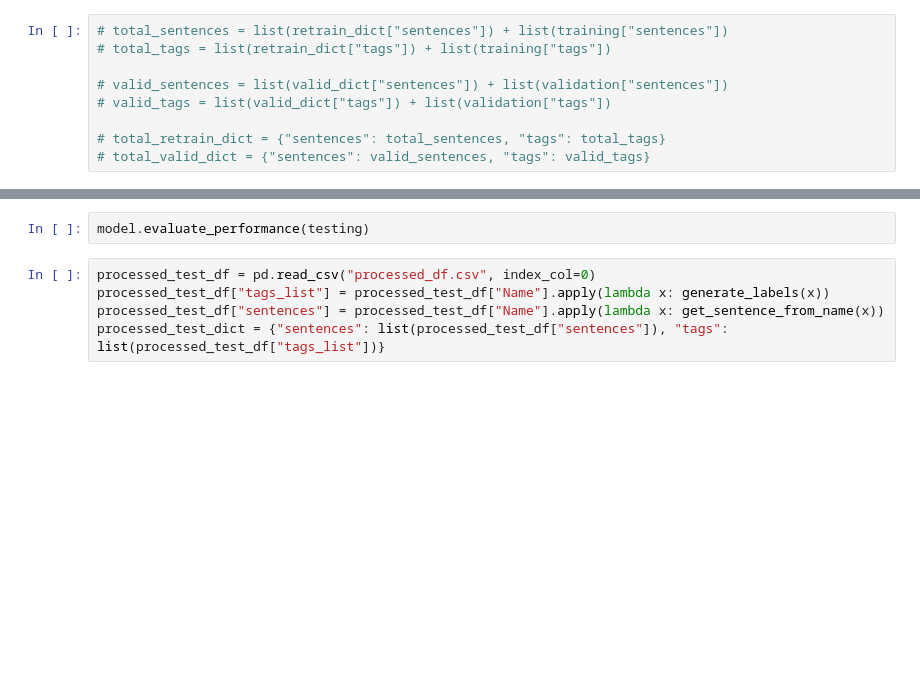
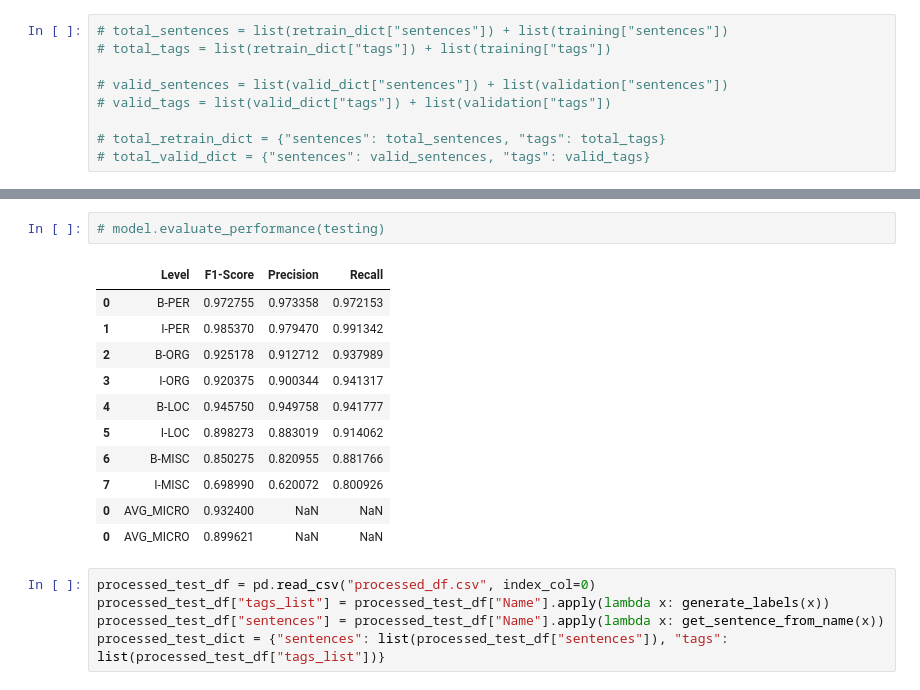
Before and after one commit to davidpeletz/w266_final_project, a Jupyter notebook: notebooks/baseline_models/luke_baseline_model_evaluation.ipynb, the cells around one changed output, grey strips where cells are left out. Saved outputs shown, nothing was run; the diff lists cells and outputs as text; blank space fills up the shorter version.

```diff
--- a/notebooks/baseline_models/luke_baseline_model_evaluation.ipynb
+++ b/notebooks/baseline_models/luke_baseline_model_evaluation.ipynb
@@ -108,5 +153,17 @@ model.train()
 # %%
-model.evaluate_performance(testing)
+# model.evaluate_performance(testing)
+# %% [output]
+|  | Level | F1-Score | Precision | Recall |
+| 0 | B-PER | 0.972755 | 0.973358 | 0.972153 |
+| 1 | I-PER | 0.985370 | 0.979470 | 0.991342 |
+| 2 | B-ORG | 0.925178 | 0.912712 | 0.937989 |
+| 3 | I-ORG | 0.920375 | 0.900344 | 0.941317 |
+| 4 | B-LOC | 0.945750 | 0.949758 | 0.941777 |
+| 5 | I-LOC | 0.898273 | 0.883019 | 0.914062 |
+| 6 | B-MISC | 0.850275 | 0.820955 | 0.881766 |
+| 7 | I-MISC | 0.698990 | 0.620072 | 0.800926 |
+| 0 | AVG_MICRO | 0.932400 | NaN | NaN |
+| 0 | AVG_MICRO | 0.899621 | NaN | NaN |
 # %%
 processed_test_df = pd.read_csv("processed_df.csv", index_col=0)
 processed_test_df["tags_list"] = processed_test_df["Name"].apply(lambda x: generate_labels(x))
```
Also changed, not shown: parts of 14 cells of this notebook.
